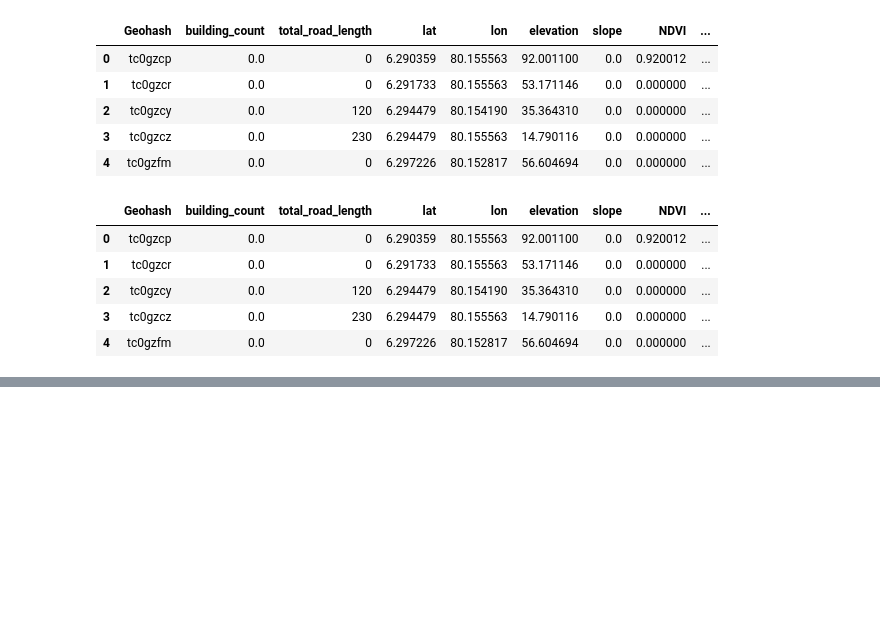
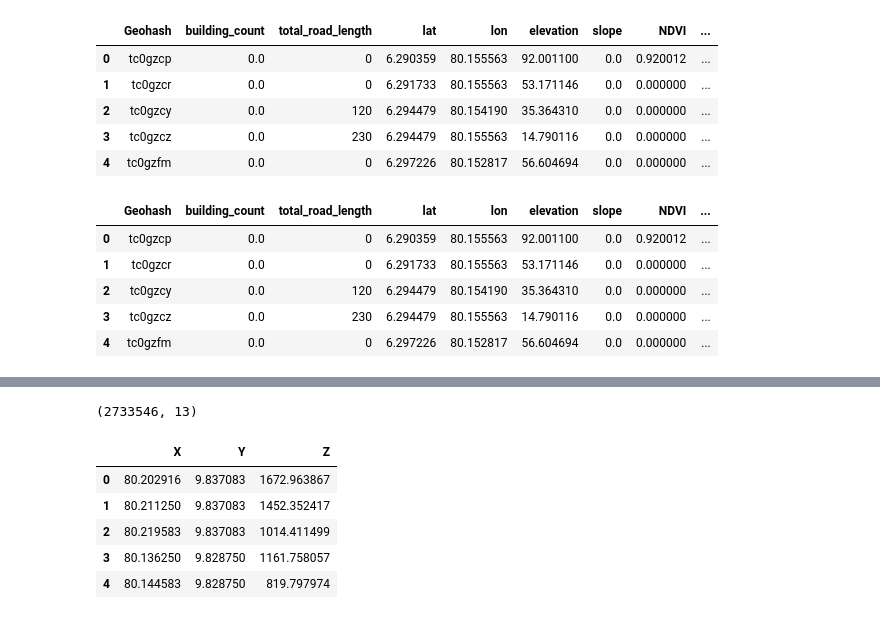
Before and after one commit to pabasara-samarakoon-4176/MDT_prediction, a Jupyter notebook: synthetic_generation_inverted.ipynb, the cells around one changed output, grey strips where cells are left out. Saved outputs shown, nothing was run; the diff lists cells and outputs as text; code cells hidden in the pictures; blank space fills up the shorter version.

```diff
--- a/synthetic_generation_inverted.ipynb
+++ b/synthetic_generation_inverted.ipynb
@@ -603,0 +727,4 @@ df.head()
+# %%
+df.shape
+# %% [output]
+(2733546, 13)
@@ -603,0 +733,11 @@ df.head()
+# %%
+pop_filename = "/content/drive/MyDrive/Final_year_project/population/population_density.csv"
+df_pop = pd.read_csv(pop_filename)
+df_pop.head()
+# %% [output]
+|  | X | Y | Z |
+| 0 | 80.202916 | 9.837083 | 1672.963867 |
+| 1 | 80.211250 | 9.837083 | 1452.352417 |
+| 2 | 80.219583 | 9.837083 | 1014.411499 |
+| 3 | 80.136250 | 9.828750 | 1161.758057 |
+| 4 | 80.144583 | 9.828750 | 819.797974 |
```
Also changed, not shown: parts of 42 cells of this notebook.
